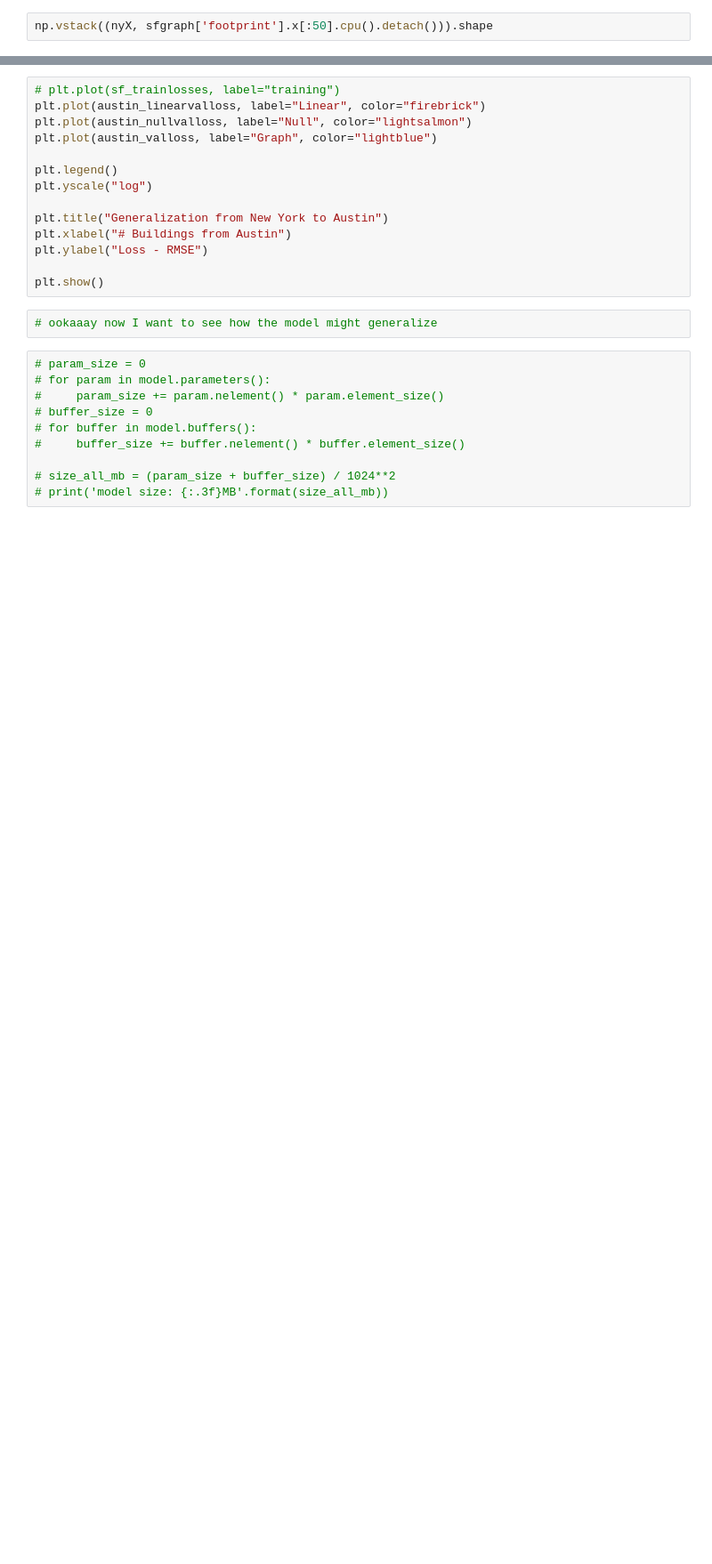
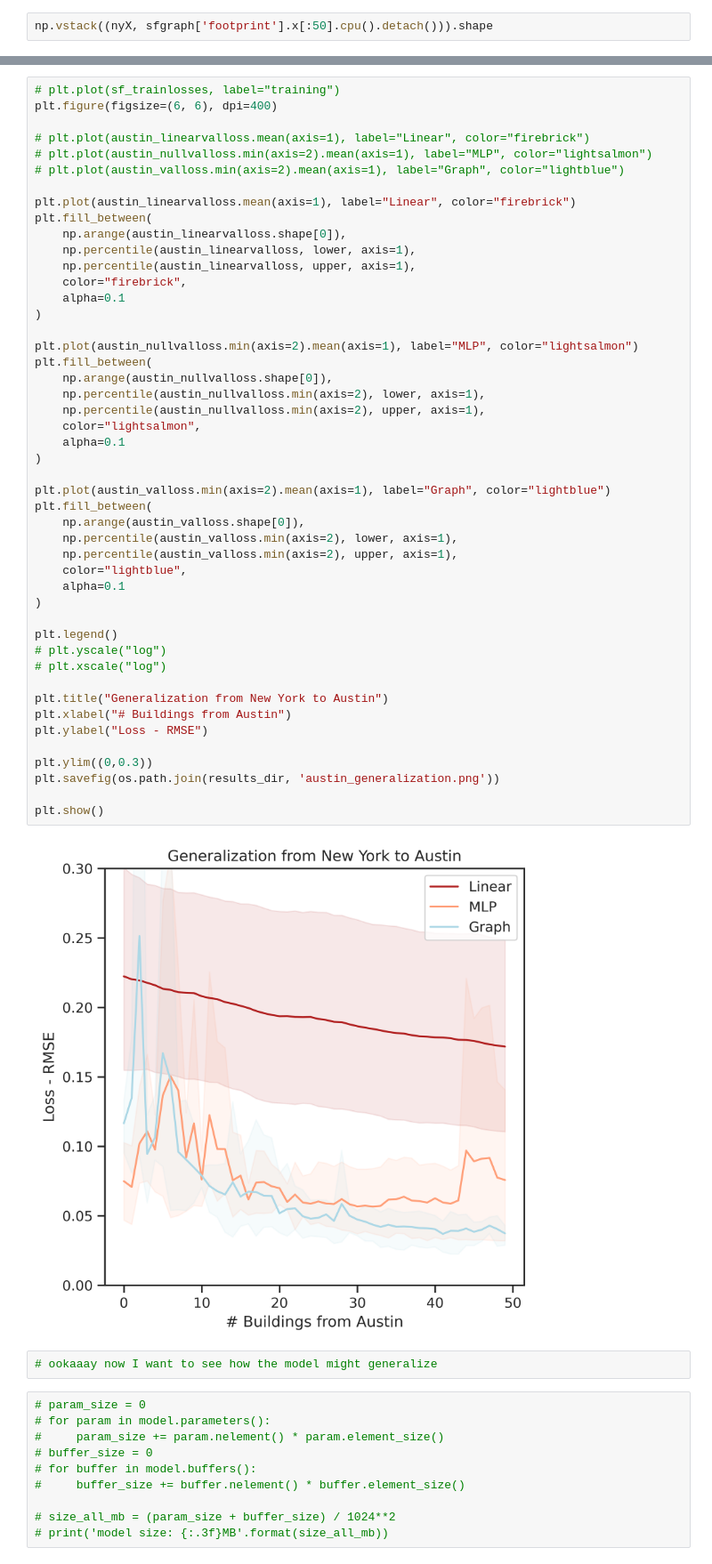
Before and after one commit to trdougherty/GRIDS, a Jupyter notebook: p1_generalbenefits.ipynb, the cells around one changed output, grey strips where cells are left out. Shown at 89% size. Saved outputs shown, nothing was run; the diff lists cells and outputs as text; blank space fills up the shorter version.

```diff
--- a/p1_generalbenefits.ipynb
+++ b/p1_generalbenefits.ipynb
@@ -702,17 +1644,52 @@ for n_true in tqdm_notebook(range(10), leave=True):
 # %%
 # plt.plot(sf_trainlosses, label="training")
-plt.plot(austin_linearvalloss, label="Linear", color="firebrick")
-plt.plot(austin_nullvalloss, label="Null", color="lightsalmon")
-plt.plot(austin_valloss, label="Graph", color="lightblue")
+plt.figure(figsize=(6, 6), dpi=400)
+
+# plt.plot(austin_linearvalloss.mean(axis=1), label="Linear", color="firebrick")
+# plt.plot(austin_nullvalloss.min(axis=2).mean(axis=1), label="MLP", color="lightsalmon")
+# plt.plot(austin_valloss.min(axis=2).mean(axis=1), label="Graph", color="lightblue")
+
+plt.plot(austin_linearvalloss.mean(axis=1), label="Linear", color="firebrick")
+plt.fill_between(
+    np.arange(austin_linearvalloss.shape[0]),
+    np.percentile(austin_linearvalloss, lower, axis=1),
+    np.percentile(austin_linearvalloss, upper, axis=1),
+    color="firebrick",
+    alpha=0.1
+)
+
+plt.plot(austin_nullvalloss.min(axis=2).mean(axis=1), label="MLP", color="lightsalmon")
+plt.fill_between(
+    np.arange(austin_nullvalloss.shape[0]),
+    np.percentile(austin_nullvalloss.min(axis=2), lower, axis=1),
+    np.percentile(austin_nullvalloss.min(axis=2), upper, axis=1),
+    color="lightsalmon",
+    alpha=0.1
+)
+
+plt.plot(austin_valloss.min(axis=2).mean(axis=1), label="Graph", color="lightblue")
+plt.fill_between(
+    np.arange(austin_valloss.shape[0]),
+    np.percentile(austin_valloss.min(axis=2), lower, axis=1),
+    np.percentile(austin_valloss.min(axis=2), upper, axis=1),
+    color="lightblue",
+    alpha=0.1
+)
 
 plt.legend()
-plt.yscale("log")
+# plt.yscale("log")
+# plt.xscale("log")
 
 plt.title("Generalization from New York to Austin")
 plt.xlabel("# Buildings from Austin")
 plt.ylabel("Loss - RMSE")
 
+plt.ylim((0,0.3))
+plt.savefig(os.path.join(results_dir, 'austin_generalization.png'))
+
 plt.show()
+# %% [output]
+[figure, added]
 # %%
 # ookaaay now I want to see how the model might generalize
 # %%
```
Also changed, not shown: parts of 134 cells of this notebook, 21 other files.
